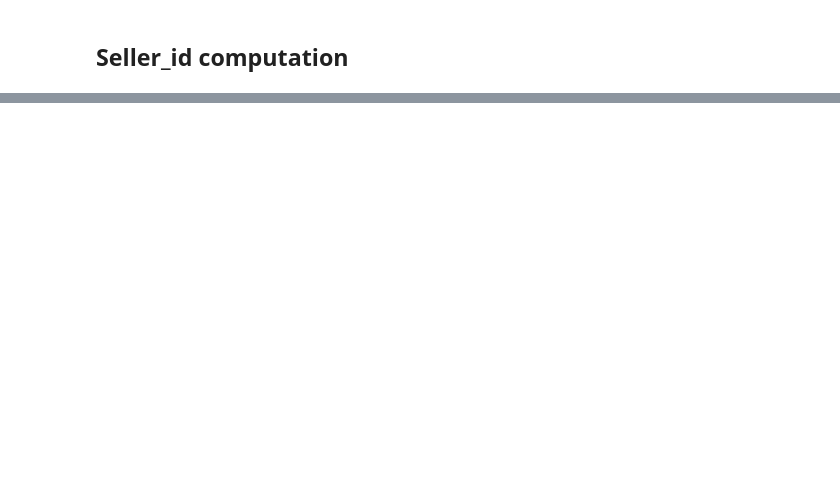
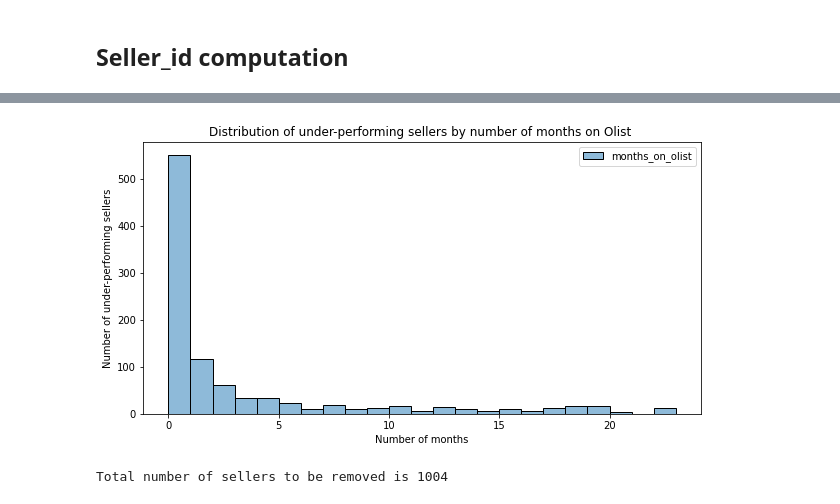
Before and after one commit to yongsin91/olist, a Jupyter notebook: full_analysis.ipynb, the cells around one changed output, grey strips where cells are left out. Saved outputs shown, nothing was run; the diff lists cells and outputs as text; code cells hidden in the pictures; blank space fills up the shorter version.

```diff
--- a/full_analysis.ipynb
+++ b/full_analysis.ipynb
@@ -420,0 +171,14 @@ by_product_id.sort_values('cost')
+# %%
+# Plotting the distribution of under-performing sellers by the number of months on Olist
+plt.figure(figsize=(10,5))
+sns.histplot(sell_cal[(sell_cal['net_profit'] < 0)][['months_on_olist']],binwidth=1)
+num_underperforming_sellers = sell_cal[(sell_cal['net_profit'] < 0)]['months_on_olist'].count()
+
+plt.xlabel("Number of months")
+plt.ylabel("Number of under-performing sellers")
+plt.title("Distribution of under-performing sellers by number of months on Olist ")
+plt.show()
+print(f"Total number of sellers to be removed is {profit.index(max(profit))}")
+# %% [output]
+[figure, added]
+Total number of sellers to be removed is 1004
```
Also changed, not shown: parts of 69 cells of this notebook.
